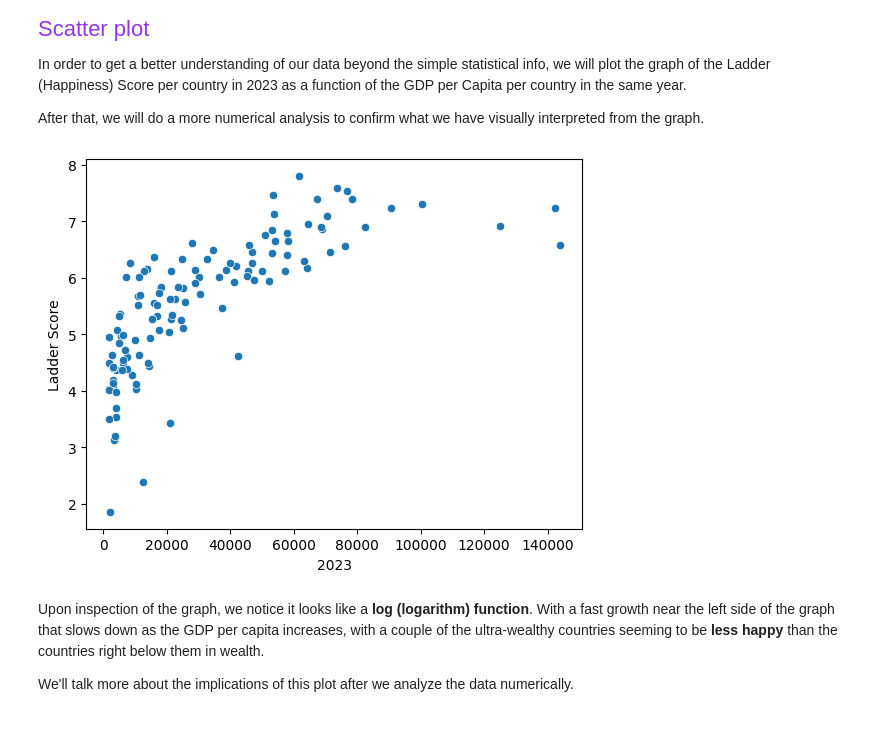
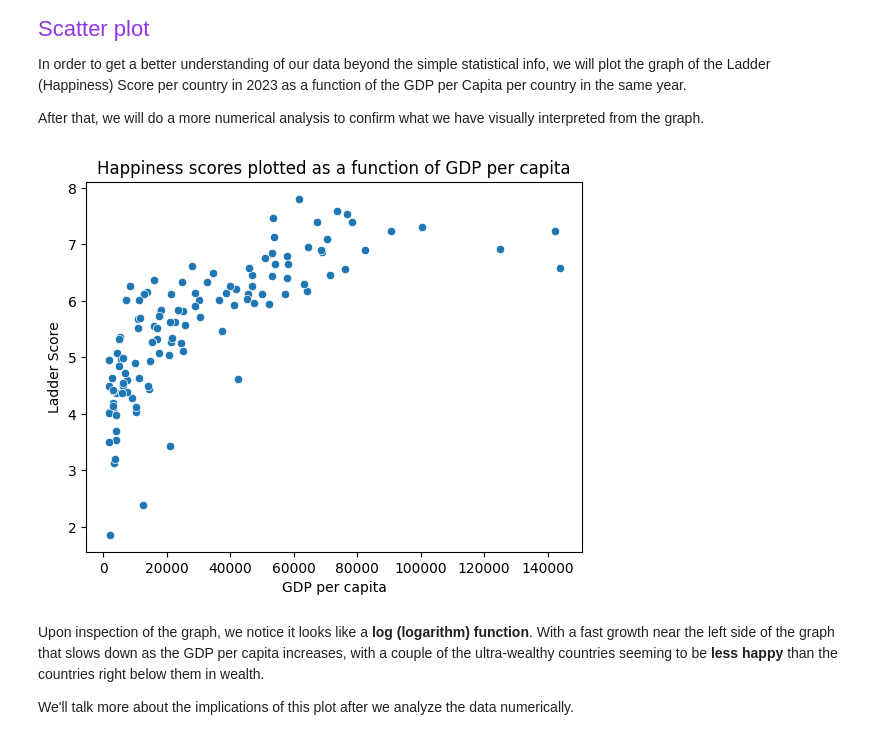
Before and after one commit to mahmoud-mannes/wealth-and-happiness, a Jupyter notebook: Analysis.ipynb, the cells around one changed output. Drawn from its saved outputs; the diff is of its cells as text; code cells hidden in the pictures.

Commit message:
Clean up scatter plots in Notebooks

```diff
--- a/Analysis.ipynb
+++ b/Analysis.ipynb
@@ -82,9 +82,11 @@ In order to get a better understanding of our data beyond the simple statistical
 After that, we will do a more numerical analysis to confirm what we have visually interpreted from the graph.
 # %%
 sns.scatterplot(data=merged,x='2023',y='Ladder Score')
+plt.title('Happiness scores plotted as a function of GDP per capita')
+plt.xlabel('GDP per capita')
 plt.show()
 # %% [output]
-[figure, old version]
+[figure, new version]
 # %% [markdown]
 Upon inspection of the graph, we notice it looks like a **log (logarithm) function**. With a fast growth near the left side of the graph that slows down as the GDP per capita increases, with a couple of the ultra-wealthy countries seeming to be **less happy** than the countries right below them in wealth.
 
```
Also changed, not shown: 1 other file.
